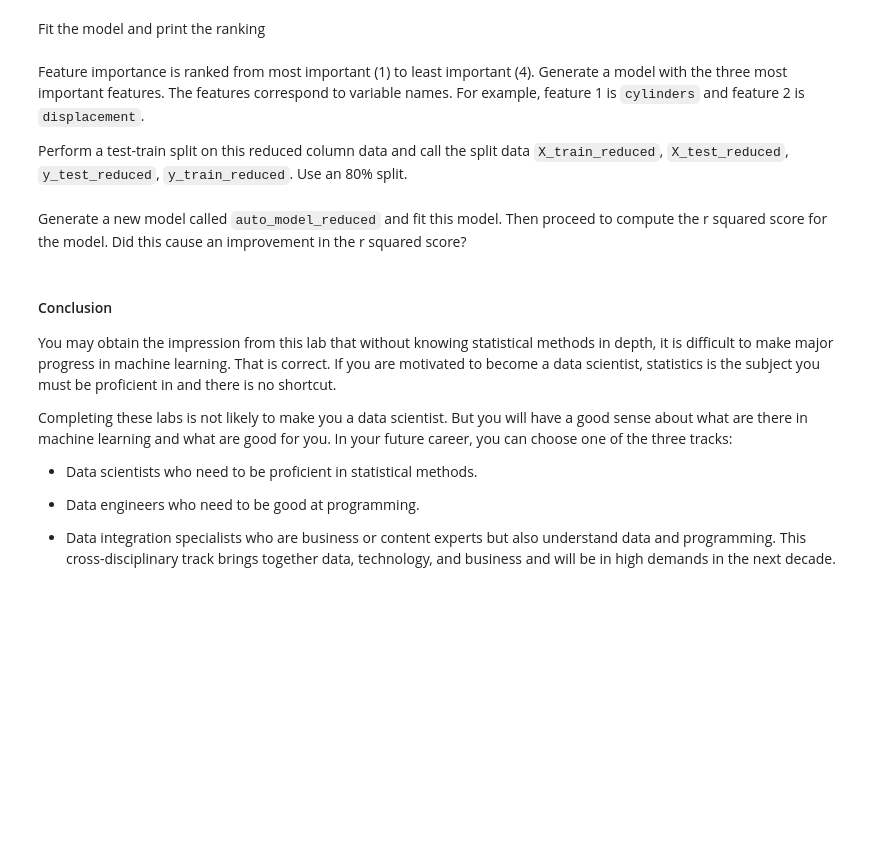
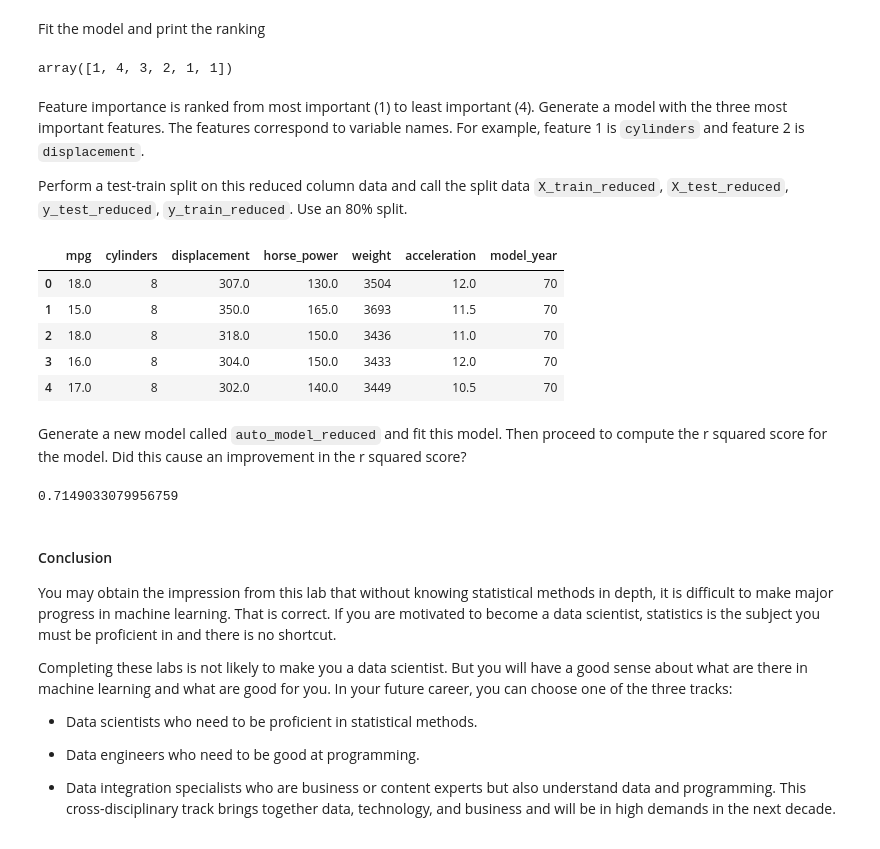
Before and after one commit to ta-datapt-bcn/lab-supervised-learning-regression, a Jupyter notebook: your-code/main.ipynb, the cells around one changed output. Drawn from its saved outputs; the diff is of its cells as text; code cells hidden in the pictures; blank space fills up the shorter version.

```diff
--- a/your-code/main.ipynb
+++ b/your-code/main.ipynb
@@ -165,0 +269,4 @@ Check the dataset for missing values and remove all rows containing at least one
+# %%
+#Hay 6 nulls en la variable horse_power
+auto = auto.dropna()
+auto.isnull().sum()
@@ -178,3 +301,13 @@ Assign the predictor and response training data to `X_train` and `y_train` respe
+# %%
+# Your code here:
+auto = auto.drop(columns=['car_name'])
+
+target = auto['mpg']
+X = auto.drop(columns = ['mpg'])
+
+from sklearn.model_selection import train_test_split
+
+X_train, X_test, Y_train, Y_test = train_test_split(X,target, test_size = 0.2, random_state = 42)
 # %% [markdown]
 Now we will processed and peform linear regression on this data to predict the mpg for each vehicle.
 
@@ -250,6 +409,10 @@ Follow the documentation and initialize an RFE model using the `auto_model` line
 Fit the model and print the ranking
 # %%
 # Your code here:
+selector = selector.fit(X_train,Y_train)
+selector.ranking_
+# %% [output]
+array([1, 4, 3, 2, 1, 1])
 # %% [markdown]
 Feature importance is ranked from most important (1) to least important (4). Generate a model with the three most important features. The features correspond to variable names. For example, feature 1 is `cylinders` and feature 2 is `displacement`.
 
@@ -258,0 +420,9 @@ Perform a test-train split on this reduced column data and call the split data `
+# %%
+auto.head()
+# %% [output]
+|  | mpg | cylinders | displacement | horse_power | weight | acceleration | model_year |
+| 0 | 18.0 | 8 | 307.0 | 130.0 | 3504 | 12.0 | 70 |
+| 1 | 15.0 | 8 | 350.0 | 165.0 | 3693 | 11.5 | 70 |
+| 2 | 18.0 | 8 | 318.0 | 150.0 | 3436 | 11.0 | 70 |
+| 3 | 16.0 | 8 | 304.0 | 150.0 | 3433 | 12.0 | 70 |
+| 4 | 17.0 | 8 | 302.0 | 140.0 | 3449 | 10.5 | 70 |
@@ -263,3 +438,10 @@ Generate a new model called `auto_model_reduced` and fit this model. Then procee
+# %%
+# Your code here:
+auto_model_reduced = LinearRegression().fit(X_train_sel,Y_train_sel)
+y_pred_sel = auto_model_reduced.predict(X_test_sel)
+r2_score(Y_test, y_pred_sel)
+# %% [output]
+0.7149033079956759
 # %% [markdown]
 #### Conclusion
 
```
Also changed, not shown: parts of 39 cells of this notebook.
